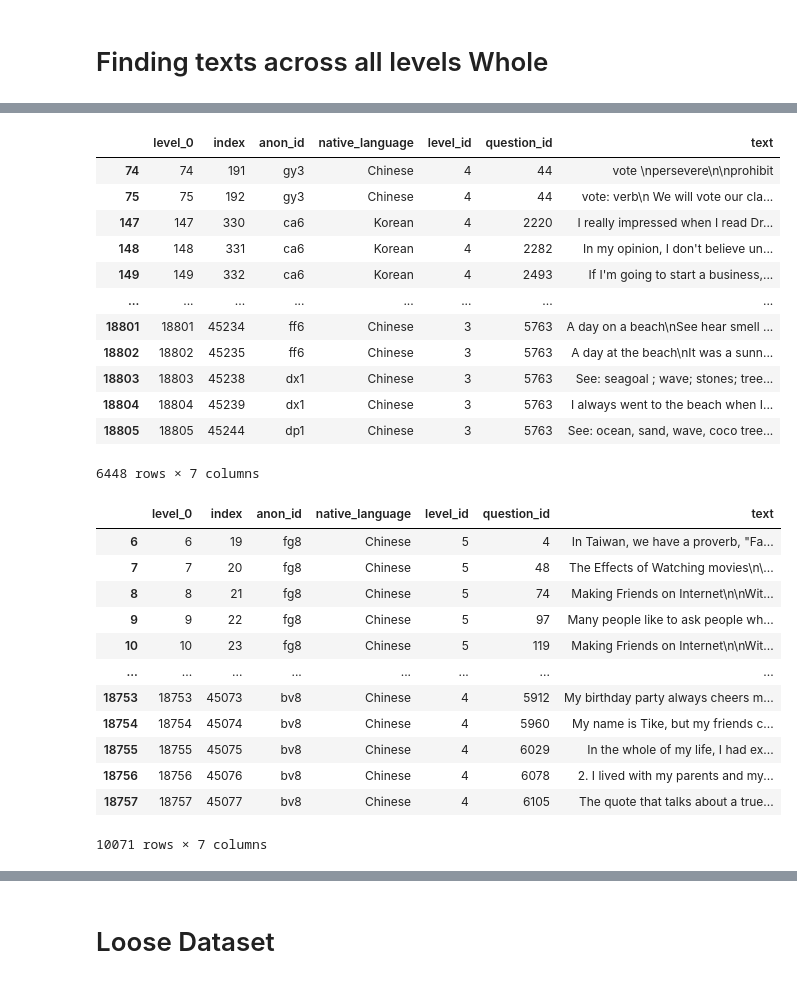
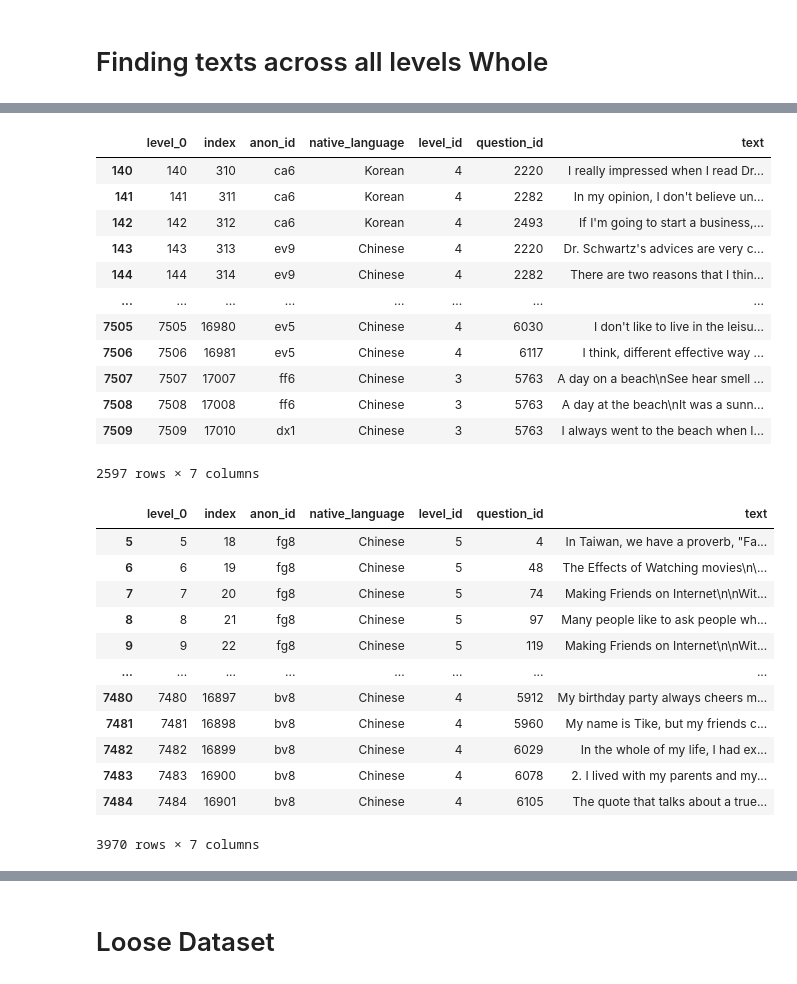
Before and after one commit to mencer456/LRDC-Research, a Jupyter notebook: SlideStats.ipynb, the cells around one changed output, grey strips where cells are left out. Saved outputs shown, nothing was run; the diff lists cells and outputs as text; code cells hidden in the pictures.

```diff
--- a/SlideStats.ipynb
+++ b/SlideStats.ipynb
@@ -77,3 +81,14 @@ stu_ans_crs
+# %%
+#dropping all rows where the answer is less than 60 words
+index=0
+ind_list=[]
+for i in stu_ans_crs.text_len:
+    txtlen=int(i)
+    if txtlen < 60:
+        ind_list.append(index)
+    index+=1
+
+stu_ans_crs=stu_ans_crs.drop(labels=ind_list,axis=0).reset_index()
 # %%
 sac_lvls=stu_ans_crs[['anon_id','native_language','level_id','question_id','text']]
 sac_lvls_rkc=sac_lvls
@@ -135,4 +150 @@ unique_a
 | 2 | Spanish | 57 |
-# %%
-sac_lvls_rkc=sac_lvls_rkc.reset_index()
-sac_lvls_rkc
@@ -305,15 +319,14 @@ unique_a
 # Finding texts across all levels Whole
 # %%
 ind=0
-sac_lvls_rkc=sac_lvls_rkc.drop(columns=['level_0'])
-sac_lvls_rkc=sac_lvls_rkc.reset_index()
-for i in sac_lvls_rkc.anon_id:
-    if sac_lvls_rkc.at[ind,'level_id']==2:
-        sac_lvls_rkc=sac_lvls_rkc.drop(ind)
+ss=sac_lvls_rkc.reset_index()
+for i in ss.anon_id:
+    if ss.at[ind,'level_id']==2:
+        ss=ss.drop(ind)
     ind+=1
-sac_lvls_rkc=sac_lvls_rkc.drop(columns=['level_0'])
-sac_lvls_rkc=sac_lvls_rkc.reset_index()
-sac_lvls_rkc
+ss=ss.drop(columns=['level_0'])
+ss=ss.reset_index()
+ss
 # %% [output]
 |  | level_0 | index | anon_id | native_language | level_id | question_id | text |
 | 0 | 0 | 13 | ax4 | Chinese | 5 | 48 | The Effects on Students Who Have ... |
@@ -411,5 +420,5 @@ print(len(in45_whole))
 # %%
-wall_three=sac_lvls_rkc
+wall_three=ss
 index=0
 for i in wall_three.anon_id:
     if i not in wall_three_loose:
@@ -435,28 +444,28 @@ wall_three
 # %%
-whole34=sac_lvls_rkc
+whole34=ss
 index=0
 for i in whole34.anon_id:
     if i not in in34_whole:
         whole34=whole34.drop(index)
     index+=1
 
 whole34
 # %% [output]
 |  | level_0 | index | anon_id | native_language | level_id | question_id | text |
-| 74 | 74 | 191 | gy3 | Chinese | 4 | 44 | vote \npersevere\n\nprohibit |
-| 75 | 75 | 192 | gy3 | Chinese | 4 | 44 | vote: verb\n We will vote our cla... |
-| 147 | 147 | 330 | ca6 | Korean | 4 | 2220 | I really impressed when I read Dr... |
-| 148 | 148 | 331 | ca6 | Korean | 4 | 2282 | In my opinion, I don't believe un... |
-| 149 | 149 | 332 | ca6 | Korean | 4 | 2493 | If I'm going to start a business,... |
+| 140 | 140 | 310 | ca6 | Korean | 4 | 2220 | I really impressed when I read Dr... |
+| 141 | 141 | 311 | ca6 | Korean | 4 | 2282 | In my opinion, I don't believe un... |
+| 142 | 142 | 312 | ca6 | Korean | 4 | 2493 | If I'm going to start a business,... |
+| 143 | 143 | 313 | ev9 | Chinese | 4 | 2220 | Dr. Schwartz's advices are very c... |
+| 144 | 144 | 314 | ev9 | Chinese | 4 | 2282 | There are two reasons that I thin... |
 | ... | ... | ... | ... | ... | ... | ... | ... |
-| 18801 | 18801 | 45234 | ff6 | Chinese | 3 | 5763 | A day on a beach\nSee hear smell ... |
-| 18802 | 18802 | 45235 | ff6 | Chinese | 3 | 5763 | A day at the beach\nIt was a sunn... |
-| 18803 | 18803 | 45238 | dx1 | Chinese | 3 | 5763 | See: seagoal ; wave; stones; tree... |
-| 18804 | 18804 | 45239 | dx1 | Chinese | 3 | 5763 | I always went to the beach when I... |
-| 18805 | 18805 | 45244 | dp1 | Chinese | 3 | 5763 | See: ocean, sand, wave, coco tree... |
+| 7505 | 7505 | 16980 | ev5 | Chinese | 4 | 6030 | I don't like to live in the leisu... |
+| 7506 | 7506 | 16981 | ev5 | Chinese | 4 | 6117 | I think, different effective way ... |
+| 7507 | 7507 | 17007 | ff6 | Chinese | 3 | 5763 | A day on a beach\nSee hear smell ... |
+| 7508 | 7508 | 17008 | ff6 | Chinese | 3 | 5763 | A day at the beach\nIt was a sunn... |
+| 7509 | 7509 | 17010 | dx1 | Chinese | 3 | 5763 | I always went to the beach when I... |
-6448 rows × 7 columns
+2597 rows × 7 columns
 # %%
-whole45=sac_lvls_rkc
+whole45=ss
 index=0
 for i in whole45.anon_id:
     if i not in in45_whole:
@@ -466,16 +475,16 @@ for i in whole45.anon_id:
 whole45
 # %% [output]
 |  | level_0 | index | anon_id | native_language | level_id | question_id | text |
-| 6 | 6 | 19 | fg8 | Chinese | 5 | 4 | In Taiwan, we have a proverb, "Fa... |
-| 7 | 7 | 20 | fg8 | Chinese | 5 | 48 | The Effects of Watching movies\n\... |
-| 8 | 8 | 21 | fg8 | Chinese | 5 | 74 | Making Friends on Internet\n\nWit... |
-| 9 | 9 | 22 | fg8 | Chinese | 5 | 97 | Many people like to ask people wh... |
-| 10 | 10 | 23 | fg8 | Chinese | 5 | 119 | Making Friends on Internet\n\nWit... |
+| 5 | 5 | 18 | fg8 | Chinese | 5 | 4 | In Taiwan, we have a proverb, "Fa... |
+| 6 | 6 | 19 | fg8 | Chinese | 5 | 48 | The Effects of Watching movies\n\... |
+| 7 | 7 | 20 | fg8 | Chinese | 5 | 74 | Making Friends on Internet\n\nWit... |
+| 8 | 8 | 21 | fg8 | Chinese | 5 | 97 | Many people like to ask people wh... |
+| 9 | 9 | 22 | fg8 | Chinese | 5 | 119 | Making Friends on Internet\n\nWit... |
 | ... | ... | ... | ... | ... | ... | ... | ... |
-| 18753 | 18753 | 45073 | bv8 | Chinese | 4 | 5912 | My birthday party always cheers m... |
-| 18754 | 18754 | 45074 | bv8 | Chinese | 4 | 5960 | My name is Tike, but my friends c... |
-| 18755 | 18755 | 45075 | bv8 | Chinese | 4 | 6029 | In the whole of my life, I had ex... |
-| 18756 | 18756 | 45076 | bv8 | Chinese | 4 | 6078 | 2. I lived with my parents and my... |
-| 18757 | 18757 | 45077 | bv8 | Chinese | 4 | 6105 | The quote that talks about a true... |
+| 7480 | 7480 | 16897 | bv8 | Chinese | 4 | 5912 | My birthday party always cheers m... |
+| 7481 | 7481 | 16898 | bv8 | Chinese | 4 | 5960 | My name is Tike, but my friends c... |
+| 7482 | 7482 | 16899 | bv8 | Chinese | 4 | 6029 | In the whole of my life, I had ex... |
+| 7483 | 7483 | 16900 | bv8 | Chinese | 4 | 6078 | 2. I lived with my parents and my... |
+| 7484 | 7484 | 16901 | bv8 | Chinese | 4 | 6105 | The quote that talks about a true... |
-10071 rows × 7 columns
+3970 rows × 7 columns
 # %%
```
Also changed, not shown: parts of 78 cells of this notebook.
